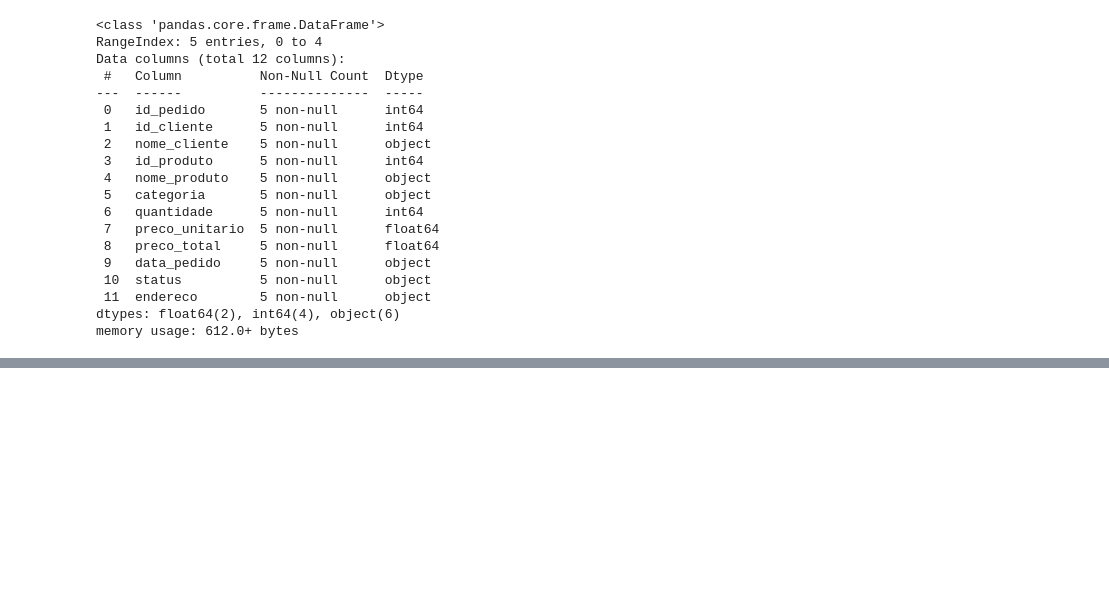
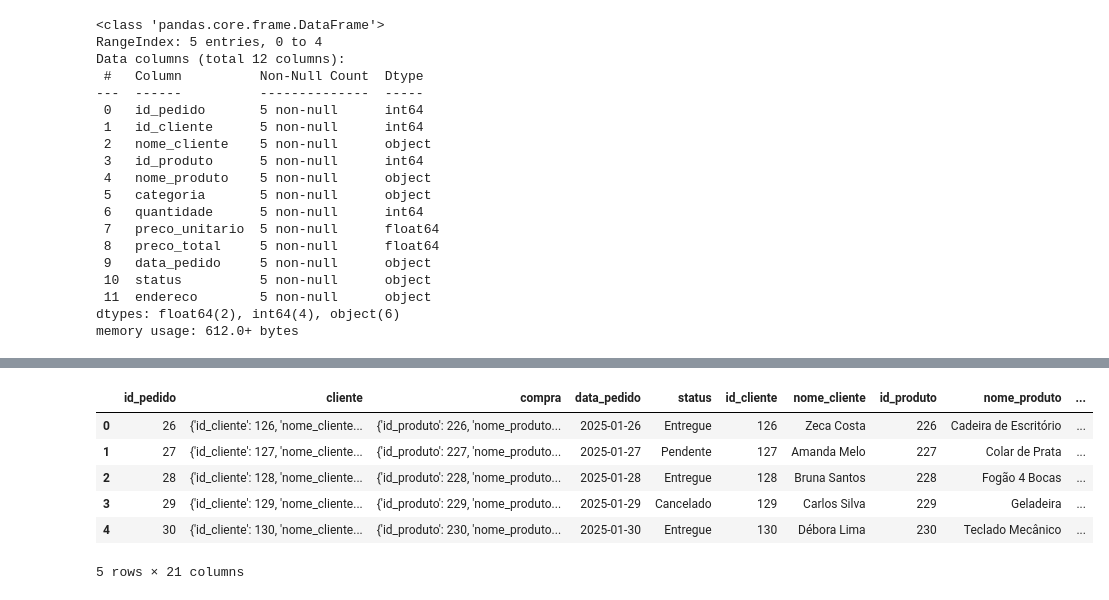
Before and after one commit to matheuspfferreira/estudos-python, a Jupyter notebook: desafios-01/desafios_resolvidos_json.ipynb, the cells around one changed output, grey strips where cells are left out. Drawn from its saved outputs; the diff is of its cells as text; code cells hidden in the pictures; blank space fills up the shorter version.

```diff
--- a/desafios-01/desafios_resolvidos_json.ipynb
+++ b/desafios-01/desafios_resolvidos_json.ipynb
@@ -69,0 +162,4 @@ memory usage: 612.0+ bytes
+# %%
+uri = "https://cdn3.gnarususercontent.com.br/4416-python-normalizando-arquivos-json/Projeto/Arquivos%20de%20atividades/questao_5.json"
+df = pd.DataFrame(get(uri).json())
+df.head()
@@ -69,0 +173,14 @@ memory usage: 612.0+ bytes
+# %%
+clientes = pd.json_normalize(df["cliente"] , sep="_")
+compras = pd.json_normalize(df["compra"], sep="_")
+# %%
+df = pd.concat([df, clientes, compras], axis=1)
+df.head()
+# %% [output]
+|  | id_pedido | cliente | compra | data_pedido | status | id_cliente | nome_cliente | id_produto | nome_produto | ... |
+| 0 | 26 | {'id_cliente': 126, 'nome_cliente... | {'id_produto': 226, 'nome_produto... | 2025-01-26 | Entregue | 126 | Zeca Costa | 226 | Cadeira de Escritório | ... |
+| 1 | 27 | {'id_cliente': 127, 'nome_cliente... | {'id_produto': 227, 'nome_produto... | 2025-01-27 | Pendente | 127 | Amanda Melo | 227 | Colar de Prata | ... |
+| 2 | 28 | {'id_cliente': 128, 'nome_cliente... | {'id_produto': 228, 'nome_produto... | 2025-01-28 | Entregue | 128 | Bruna Santos | 228 | Fogão 4 Bocas | ... |
+| 3 | 29 | {'id_cliente': 129, 'nome_cliente... | {'id_produto': 229, 'nome_produto... | 2025-01-29 | Cancelado | 129 | Carlos Silva | 229 | Geladeira | ... |
+| 4 | 30 | {'id_cliente': 130, 'nome_cliente... | {'id_produto': 230, 'nome_produto... | 2025-01-30 | Entregue | 130 | Débora Lima | 230 | Teclado Mecânico | ... |
+5 rows × 21 columns
```
Also changed, not shown: parts of 17 cells of this notebook.
